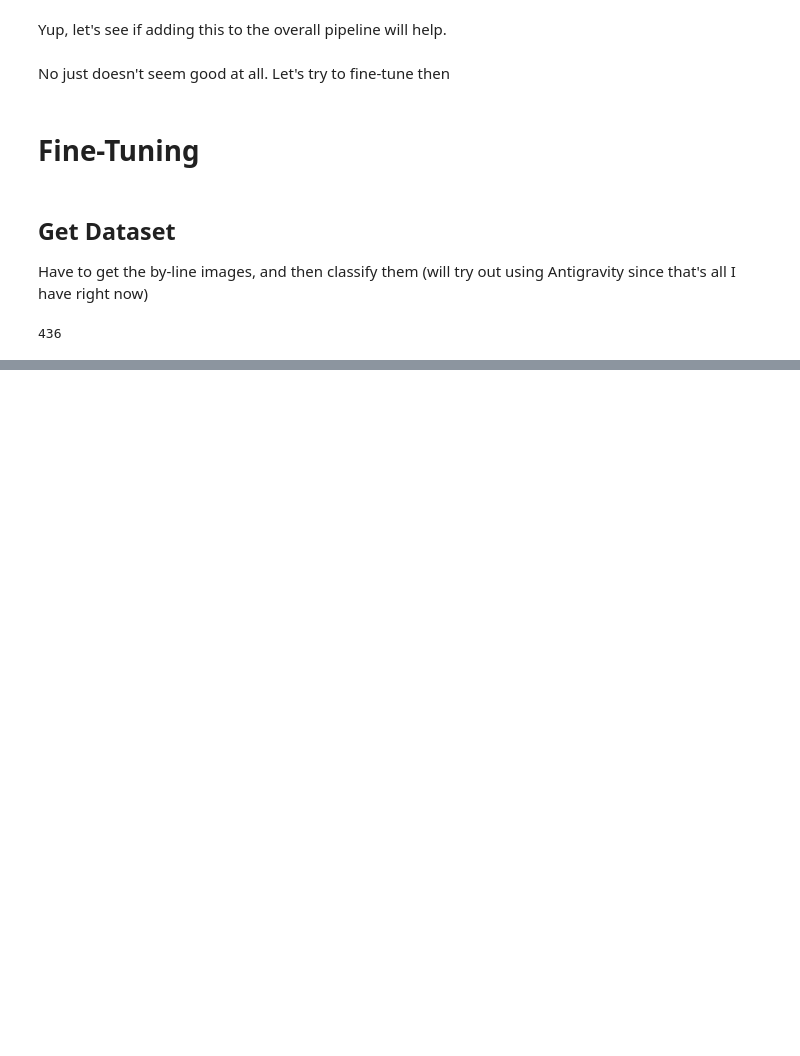
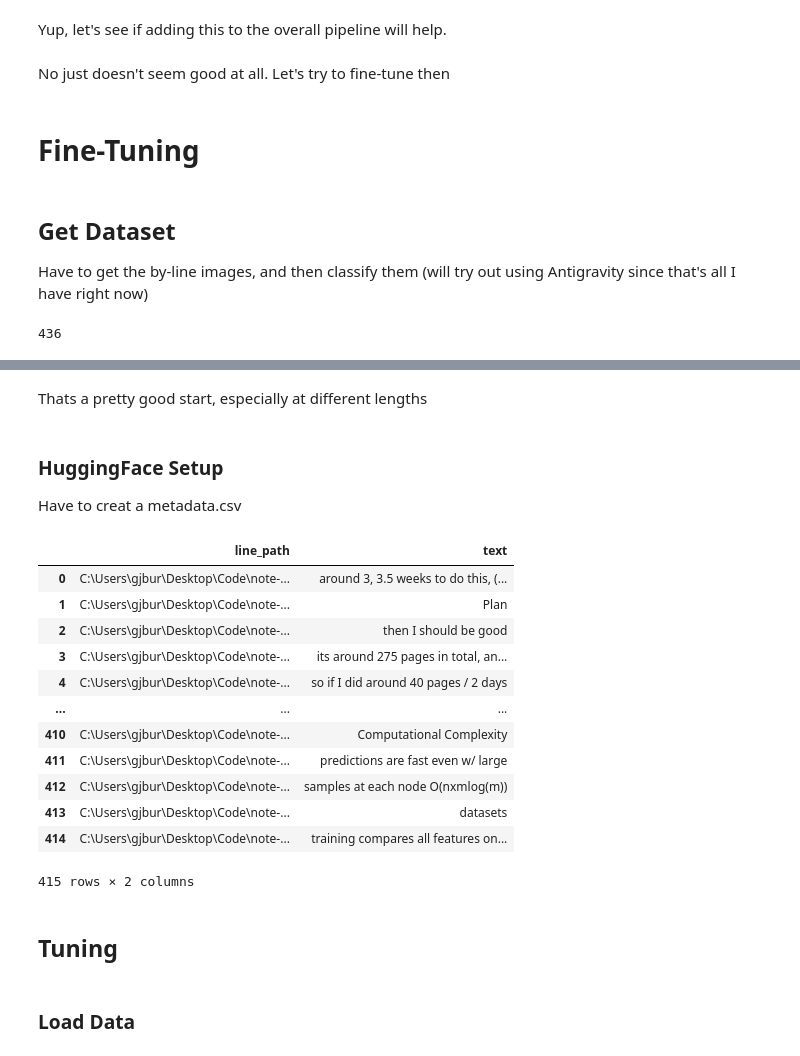
Before and after one commit to gjburke/note-transfer, a Jupyter notebook: development/text_detection.ipynb, the cells around one changed output, grey strips where cells are left out. Cells and saved outputs as stored; diff of their text form; code cells hidden in the pictures; blank space fills up the shorter version.

Commit message:
Data loaded

```diff
--- a/development/text_detection.ipynb
+++ b/development/text_detection.ipynb
@@ -941,0 +1000,32 @@ Ended up having to delete some of the graphs, bullets, etc. And then antigravity
+# %% [markdown]
+Thats a pretty good start, especially at different lengths
+# %% [markdown]
+### HuggingFace Setup
+
+Have to creat a metadata.csv
+# %%
+data = []
+line_paths = [os.path.join(lines_folder, line_name) for line_name in os.listdir(lines_folder)]
+
+for line_path, label in zip(line_paths, labels):
+    data.append({
+        "line_path" : line_path,
+        "text" : label
+    })
+
+df = pd.DataFrame(data)
+df
+# %% [output]
+|  | line_path | text |
+| 0 | C:\Users\gjbur\Desktop\Code\note-... | around 3, 3.5 weeks to do this, (... |
+| 1 | C:\Users\gjbur\Desktop\Code\note-... | Plan |
+| 2 | C:\Users\gjbur\Desktop\Code\note-... | then I should be good |
+| 3 | C:\Users\gjbur\Desktop\Code\note-... | its around 275 pages in total, an... |
+| 4 | C:\Users\gjbur\Desktop\Code\note-... | so if I did around 40 pages / 2 days |
+| ... | ... | ... |
+| 410 | C:\Users\gjbur\Desktop\Code\note-... | Computational Complexity |
+| 411 | C:\Users\gjbur\Desktop\Code\note-... | predictions are fast even w/ large |
+| 412 | C:\Users\gjbur\Desktop\Code\note-... | samples at each node O(nxmlog(m)) |
+| 413 | C:\Users\gjbur\Desktop\Code\note-... | datasets |
+| 414 | C:\Users\gjbur\Desktop\Code\note-... | training compares all features on... |
+415 rows × 2 columns
@@ -941,0 +1035,2 @@ Ended up having to delete some of the graphs, bullets, etc. And then antigravity
+# %% [markdown]
+## Tuning
@@ -941,0 +1039,2 @@ Ended up having to delete some of the graphs, bullets, etc. And then antigravity
+# %% [markdown]
+### Load Data
```
Also changed, not shown: parts of 14 cells of this notebook.
